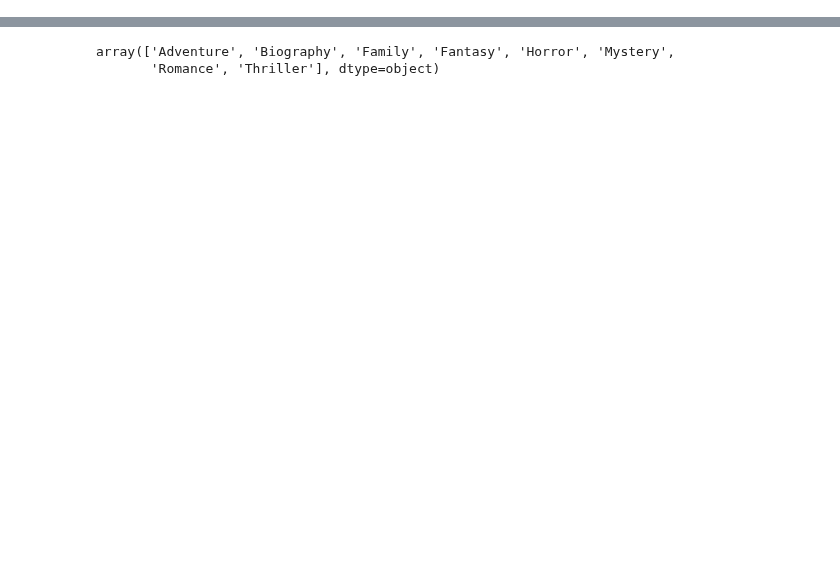
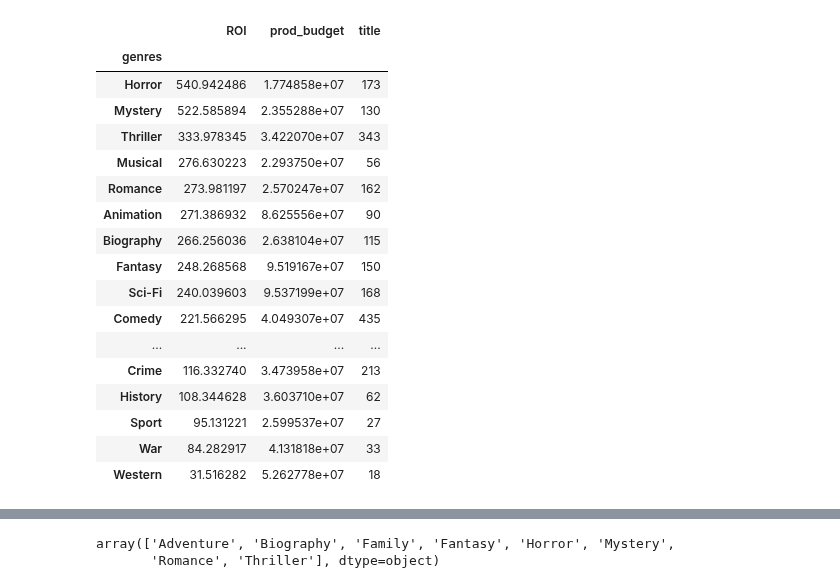
Before and after one commit to JoshuaGottlieb/Microsoft-Movie-Recommendation, a Jupyter notebook: Papa-Folder/EDA.ipynb, the cells around one changed output, grey strips where cells are left out. Saved outputs shown, nothing was run; the diff lists cells and outputs as text; code cells hidden in the pictures; blank space fills up the shorter version.

```diff
--- a/Papa-Folder/EDA.ipynb
+++ b/Papa-Folder/EDA.ipynb
@@ -28,5 +28,26 @@ test2
 # %%
 test3 = test2.groupby('genres').agg({'ROI': 'mean', 'prod_budget': 'mean', 'title': 'count'}).sort_values('ROI', ascending=False)
+# %%
+test3
+# %% [output]
+|  | ROI | prod_budget | title |
+| genres |  |  |  |
+| Horror | 540.942486 | 1.774858e+07 | 173 |
+| Mystery | 522.585894 | 2.355288e+07 | 130 |
+| Thriller | 333.978345 | 3.422070e+07 | 343 |
+| Musical | 276.630223 | 2.293750e+07 | 56 |
+| Romance | 273.981197 | 2.570247e+07 | 162 |
+| Animation | 271.386932 | 8.625556e+07 | 90 |
+| Biography | 266.256036 | 2.638104e+07 | 115 |
+| Fantasy | 248.268568 | 9.519167e+07 | 150 |
+| Sci-Fi | 240.039603 | 9.537199e+07 | 168 |
+| Comedy | 221.566295 | 4.049307e+07 | 435 |
+| ... | ... | ... | ... |
+| Crime | 116.332740 | 3.473958e+07 | 213 |
+| History | 108.344628 | 3.603710e+07 | 62 |
+| Sport | 95.131221 | 2.599537e+07 | 27 |
+| War | 84.282917 | 4.131818e+07 | 33 |
+| Western | 31.516282 | 5.262778e+07 | 18 |
 # %%
 test3.title = test3.title.astype(int)
 # %%
```
Also changed, not shown: parts of 7 cells of this notebook, 2 other files.
